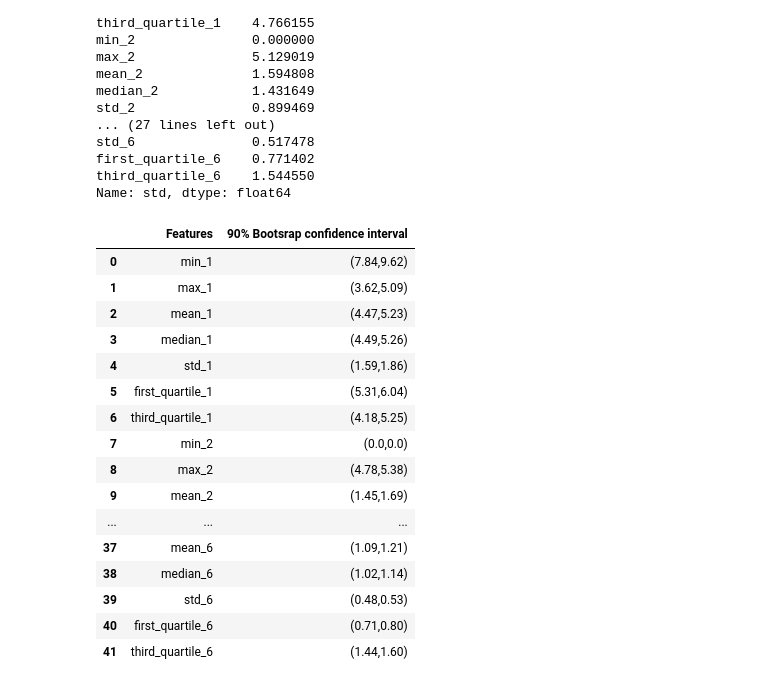
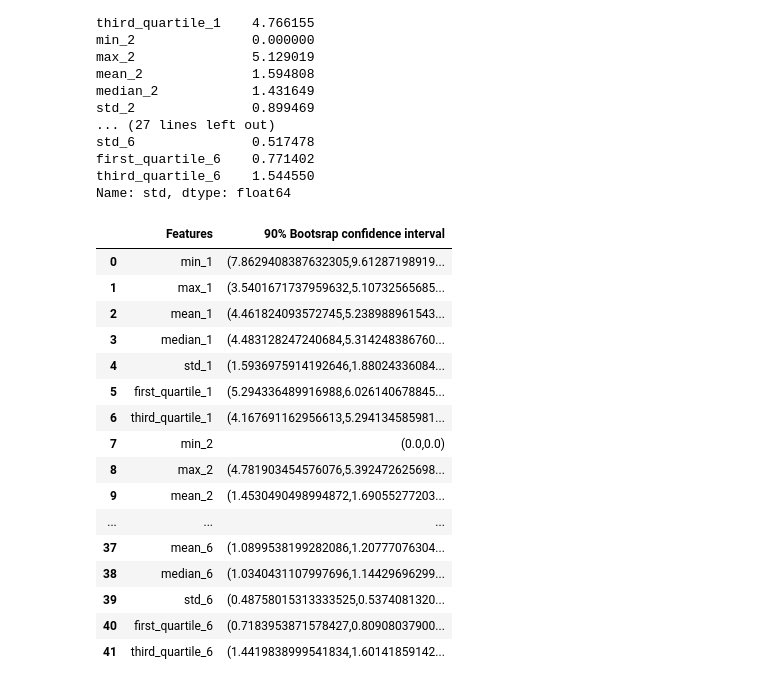
Before and after one commit to humera811/MLDS, a Jupyter notebook: Homework3/notebook/TimeSeriesClassification/Bano_Humera_HW3.ipynb, the cells around one changed output. Cells and saved outputs as stored; diff of their text form; code cells hidden in the pictures.

```diff
--- a/Homework3/notebook/TimeSeriesClassification/Bano_Humera_HW3.ipynb
+++ b/Homework3/notebook/TimeSeriesClassification/Bano_Humera_HW3.ipynb
@@ -197,33 +197,34 @@ Name: std, dtype: float64
 # %%
 bci_estimate = pd.DataFrame(columns=["Features","90% Bootsrap confidence interval"])
 count=0
 new_data = train_stats.columns[:-1]
 for col_name in new_data:
     estimate = []
     feature = data_set[col_name].to_numpy()
+    # 1000 bootstrap samples
     for i in range(1000):
         resamples = resample(feature, replace=True, n_samples=feature.shape[0])
         estimate.append(np.std(resamples))
-    lower = 5
-    upper = 95
-    bci_estimate.loc[count]=[col_name,'('+str(np.percentile(estimate,lower))[:4]+","+str(np.percentile(estimate,upper))[:4]+')']
+    lower = np.percentile(estimate,5)
+    upper = np.percentile(estimate,95)
+    bci_estimate.loc[count]=[col_name,'('+str(lower)+","+str(upper)+')']
     count+=1
 bci_estimate
 # %% [output]
 |  | Features | 90% Bootsrap confidence interval |
-| 0 | min_1 | (7.84,9.62) |
-| 1 | max_1 | (3.62,5.09) |
-| 2 | mean_1 | (4.47,5.23) |
-| 3 | median_1 | (4.49,5.26) |
-| 4 | std_1 | (1.59,1.86) |
-| 5 | first_quartile_1 | (5.31,6.04) |
-| 6 | third_quartile_1 | (4.18,5.25) |
+| 0 | min_1 | (7.8629408387632305,9.61287198919... |
+| 1 | max_1 | (3.5401671737959632,5.10732565685... |
+| 2 | mean_1 | (4.461824093572745,5.238988961543... |
+| 3 | median_1 | (4.483128247240684,5.314248386760... |
+| 4 | std_1 | (1.5936975914192646,1.88024336084... |
+| 5 | first_quartile_1 | (5.294336489916988,6.026140678845... |
+| 6 | third_quartile_1 | (4.167691162956613,5.294134585981... |
 | 7 | min_2 | (0.0,0.0) |
-| 8 | max_2 | (4.78,5.38) |
-| 9 | mean_2 | (1.45,1.69) |
+| 8 | max_2 | (4.781903454576076,5.392472625698... |
+| 9 | mean_2 | (1.4530490498994872,1.69055277203... |
 | ... | ... | ... |
-| 37 | mean_6 | (1.09,1.21) |
-| 38 | median_6 | (1.02,1.14) |
-| 39 | std_6 | (0.48,0.53) |
-| 40 | first_quartile_6 | (0.71,0.80) |
-| 41 | third_quartile_6 | (1.44,1.60) |
+| 37 | mean_6 | (1.0899538199282086,1.20777076304... |
+| 38 | median_6 | (1.0340431107997696,1.14429696299... |
+| 39 | std_6 | (0.48758015313333525,0.5374081320... |
+| 40 | first_quartile_6 | (0.7183953871578427,0.80908037900... |
+| 41 | third_quartile_6 | (1.4419838999541834,1.60141859142... |
```
